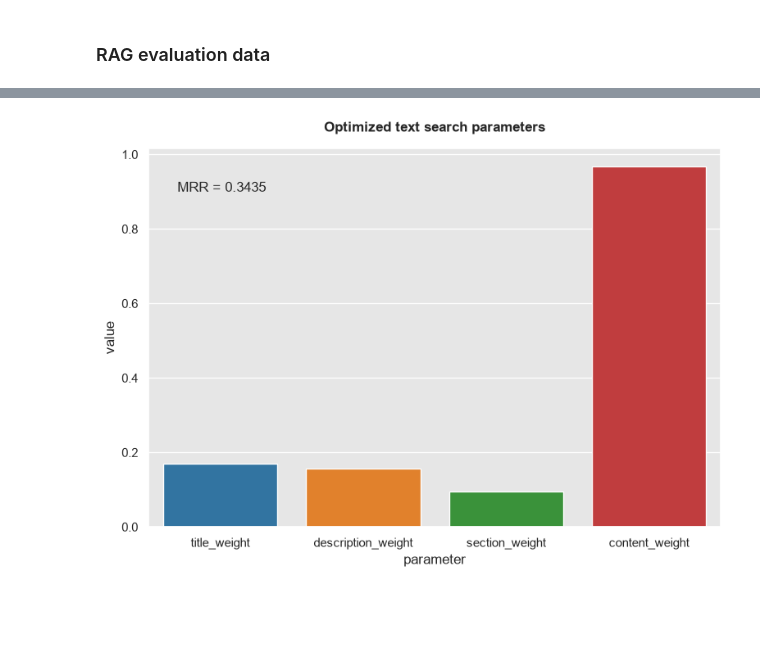
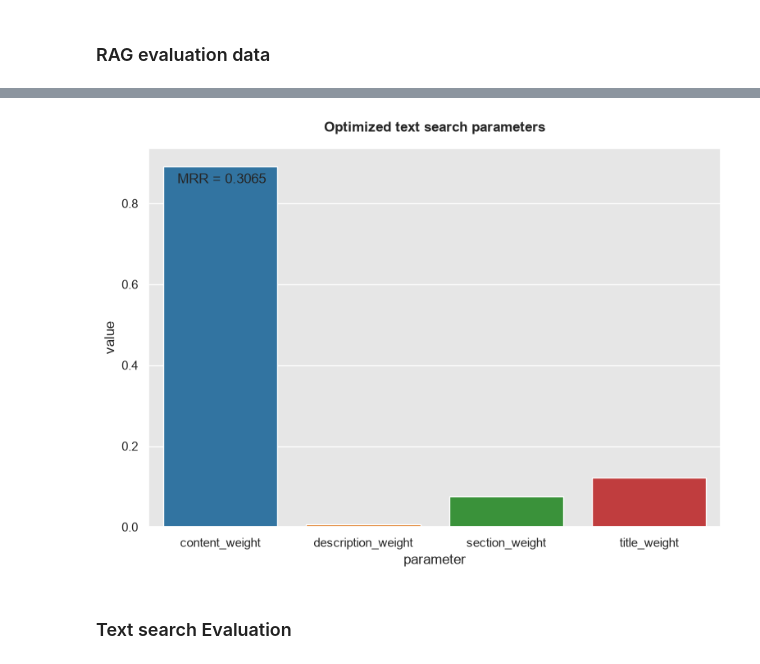
Before and after one commit to bastien-winant/wikifin-rag, a Jupyter notebook: src/wikifin_rag/evaluation.ipynb, the cells around one changed output, grey strips where cells are left out. Cells and saved outputs as stored; diff of their text form; code cells hidden in the pictures; blank space fills up the shorter version.

```diff
--- a/src/wikifin_rag/evaluation.ipynb
+++ b/src/wikifin_rag/evaluation.ipynb
@@ -188,8 +189,9 @@ search_space = {
 }
 # %%
 # sets the location where the optimization logs are stored
-dest = PROJECT_ROOT / "data"
-filename = "text_search_trials.pkl"
+dest = PROJECT_ROOT / "data" / "evaluation"
+text_search_trials_filename = "text_search_trials.pkl"
+text_search_params_filename = "text_search_params.pkl"
 
 # determines the size of the dataset
 n_evals = 100
@@ -198,15 +200,19 @@ n_evals = 100
 optimize = False
 # %%
 # perform text search parameter optimization and store logs locally
-if optimize or not os.path.exists(dest / filename):
-    fmin(
+if optimize or not os.path.exists(dest / text_search_trials_filename):
+    best_params = fmin(
         fn=objective,
         space=search_space,
         algo=tpe.suggest,
         max_evals=n_evals,
         trials=Trials(),
-        trials_save_file=dest / filename
+        trials_save_file=dest / text_search_trials_filename
     )
+
+    with open(dest / text_search_params_filename, 'wb') as f:
+        # Pickle the params dictionary using the highest protocol available.
+        pickle.dump(best_params, f, pickle.HIGHEST_PROTOCOL)
 # %%
 try:
     # store the optimization logs in a dataframe
@@ -294,18 +277,22 @@ plt.show()
+# %%
+with open(dest / text_search_params_filename, 'rb') as f:
+    # The protocol version used is detected automatically, so we do not
+    # have to specify it.
+    best_params = pickle.load(f)
 # %%
 best_mrr = trial_logs_df.mrr.max()
-best_params = trial_logs_df.loc[
-    trial_logs_df.mrr == best_mrr,
-    ['title_weight', 'description_weight', 'section_weight', 'content_weight', 'normalization']
-]
+best_normalization = int(best_params.pop('normalization'))
 # %%
 plt.figure(figsize=(9, 6))
 plt.title("Optimized text search parameters", fontweight="bold", pad=15)
-plt.annotate(text=f"MRR = {best_mrr}", xy=(-0.3, .9))
+plt.annotate(text=f"MRR = {best_mrr}", xy=(-0.3, .85))
 plt.xlabel("parameter")
 plt.ylabel("value")
 
-sns.barplot(data=best_params[['title_weight', 'description_weight', 'section_weight', 'content_weight']])
+sns.barplot(x=best_params.keys(), y=best_params.values(), hue=best_params.keys())
 
 plt.show()
 # %% [output]
-[figure, old version]
+[figure, new version]
+# %% [markdown]
+### Text search Evaluation
```
Also changed, not shown: parts of 47 cells of this notebook, 2 other files.
